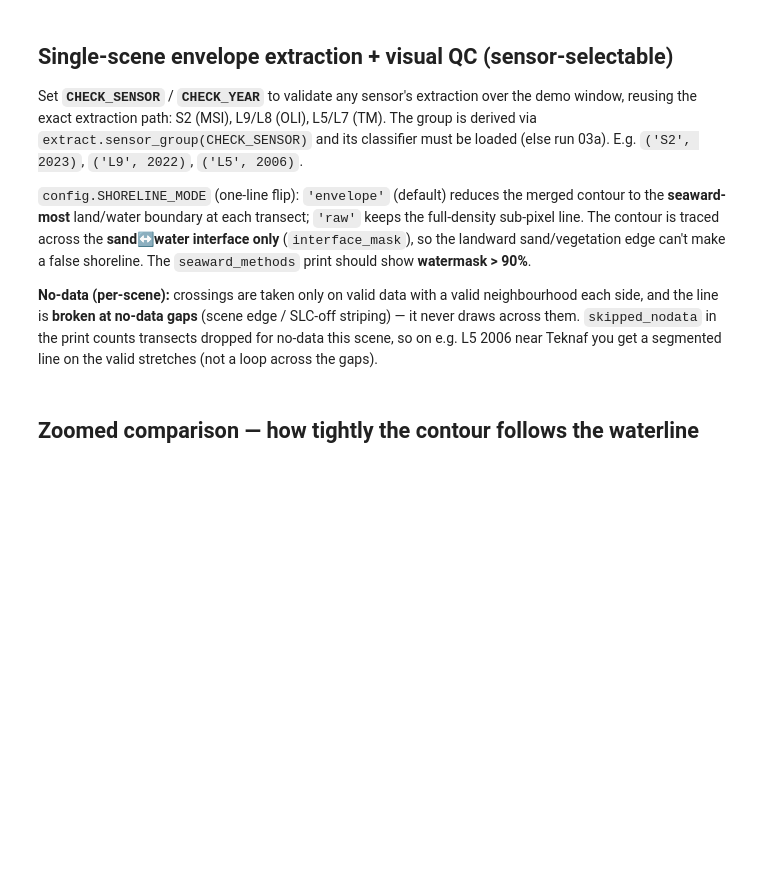
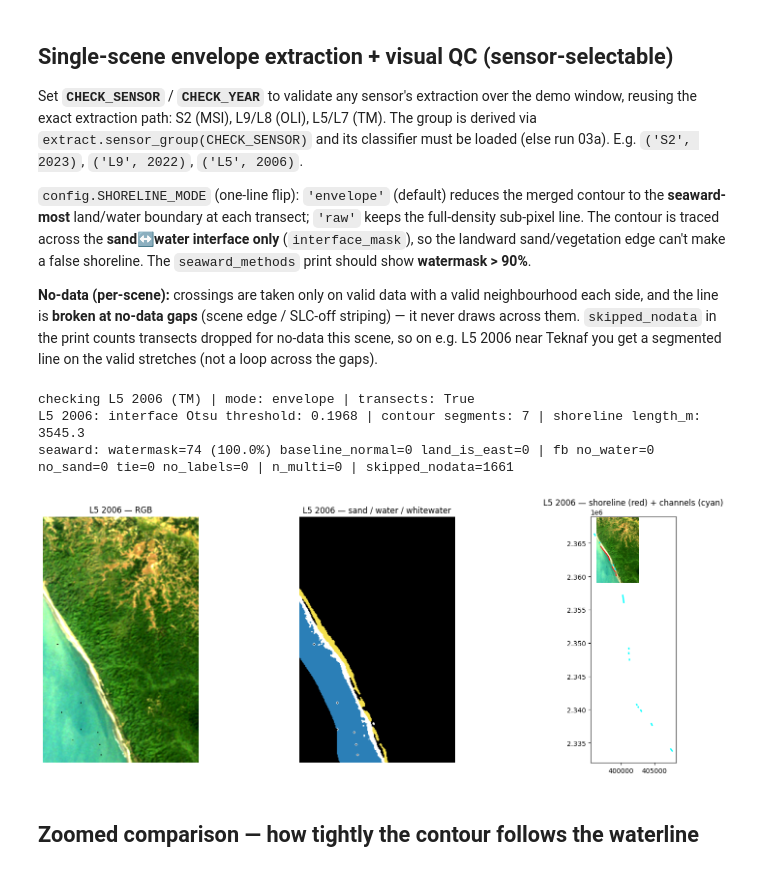
Before and after one commit to SKPrince1911/Shoreline-Dynamics, a Jupyter notebook: notebooks/03b_shoreline_extraction.ipynb, the cells around one changed output. Saved outputs shown, nothing was run; the diff lists cells and outputs as text; code cells hidden in the pictures; blank space fills up the shorter version.

```diff
--- a/notebooks/03b_shoreline_extraction.ipynb
+++ b/notebooks/03b_shoreline_extraction.ipynb
@@ -184,8 +215,8 @@ SLC-off striping) — it never draws across them. `skipped_nodata` in the print
 counts transects dropped for no-data this scene, so on e.g. L5 2006 near Teknaf you
 get a segmented line on the valid stretches (not a loop across the gaps).
 # %%
-CHECK_SENSOR = 'S2'    # <-- 'S2' | 'L9' | 'L8' | 'L5' | 'L7'
-CHECK_YEAR   = 2023    # <-- matching label/test year, e.g. L9->2022, L5->2006
+CHECK_SENSOR = 'L5'    # <-- 'S2' | 'L9' | 'L8' | 'L5' | 'L7'
+CHECK_YEAR   = 2006    # <-- matching label/test year, e.g. L9->2022, L5->2006
 config.SHORELINE_MODE = 'envelope'   # <-- flip to 'raw' for the full sub-pixel cartographic line
 
 _tag = f'{CHECK_SENSOR} {CHECK_YEAR}'
@@ -216,33 +247,38 @@ else:
     print(f'{_tag}: interface Otsu threshold:', round(float(thr), 4),
           '| contour segments:', len(contours),
           '| shoreline length_m:', None if line is None else round(line.length, 1))
     if settings['mode'] == 'envelope' and settings['transects'] is not None:
         m = audit.get('seaward_methods', {})
         res = m.get('watermask', 0) + m.get('baseline_normal', 0) + m.get('land_is_east', 0)
         pct = 100.0 * m.get('watermask', 0) / res if res else 0.0
         print(f"seaward: watermask={m.get('watermask',0)} ({pct:.1f}%) "
               f"baseline_normal={m.get('baseline_normal',0)} land_is_east={m.get('land_is_east',0)} "
               f"| fb no_water={m.get('fb_no_water',0)} no_sand={m.get('fb_no_sand',0)} "
               f"tie={m.get('fb_tie',0)} no_labels={m.get('fb_no_labels',0)} "
               f"| n_multi={audit.get('envelope_n_multi')} | skipped_nodata={audit.get('envelope_skipped_nodata')}")
 
     t, (H, W) = sc.transform, sc.valid.shape
     extent = [t.c, t.c + W * t.a, t.f + H * t.e, t.f]
     overlay = np.zeros((H, W, 3))
     overlay[labels == config.CLASS_SAND] = [0.96, 0.88, 0.30]
     overlay[labels == config.CLASS_WATER] = [0.17, 0.50, 0.72]
     overlay[labels == config.CLASS_WHITEWATER] = [1.0, 1.0, 1.0]
     fig, ax = plt.subplots(1, 3, figsize=(17, 6))
     ax[0].imshow(rgb_from_scene(sc)); ax[0].set_title(f'{_tag} — RGB'); ax[0].axis('off')
     ax[1].imshow(overlay); ax[1].set_title(f'{_tag} — sand / water / whitewater'); ax[1].axis('off')
     ax[2].imshow(rgb_from_scene(sc), extent=extent, origin='upper')
     if line is not None:
         for ln in extract._as_line_list(line):
             xs, ys = ln.xy; ax[2].plot(xs, ys, '-', color='red', lw=1.2)
     for cl in settings['channel_lines']:
         xs, ys = cl.xy; ax[2].plot(xs, ys, color='cyan', lw=2)
     ax[2].set_aspect('equal'); ax[2].set_title(f'{_tag} — shoreline (red) + channels (cyan)')
     plt.tight_layout(); plt.show()
+# %% [output]
+checking L5 2006 (TM) | mode: envelope | transects: True
+L5 2006: interface Otsu threshold: 0.1968 | contour segments: 7 | shoreline length_m: 3545.3
+seaward: watermask=74 (100.0%) baseline_normal=0 land_is_east=0 | fb no_water=0 no_sand=0 tie=0 no_labels=0 | n_multi=0 | skipped_nodata=1661
+[figure, added]
 # %% [markdown]
 ## Zoomed comparison — how tightly the contour follows the waterline
 # %%
```
Also changed, not shown: parts of 9 cells of this notebook.
